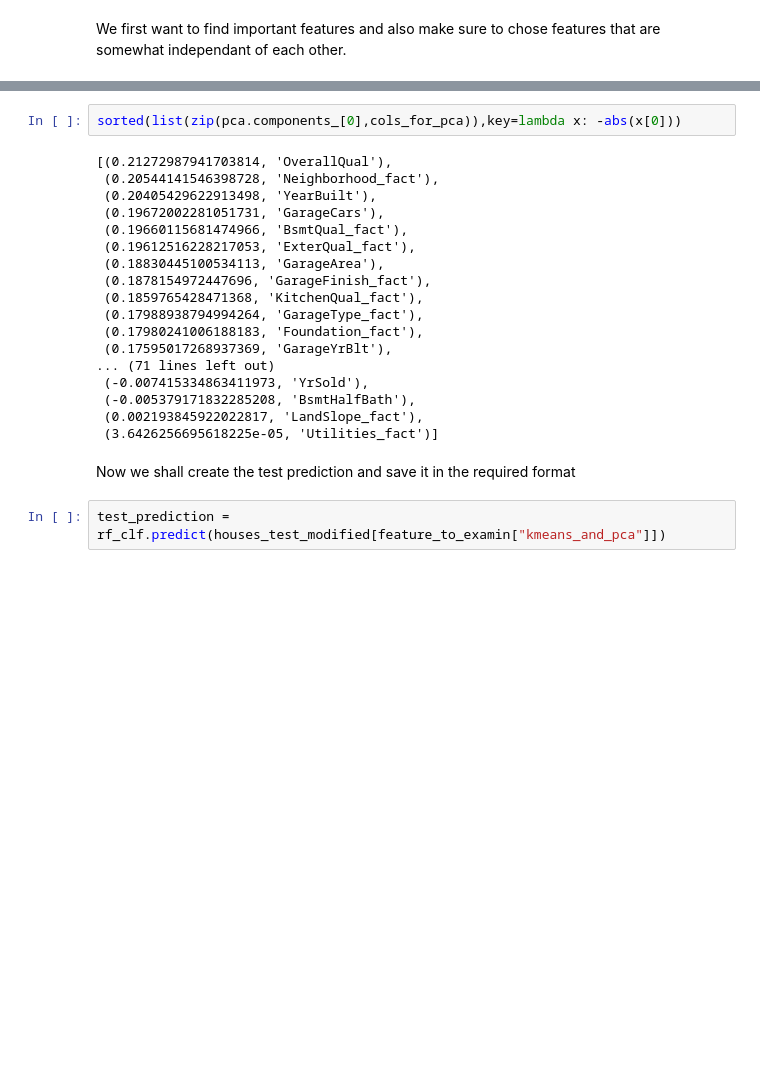
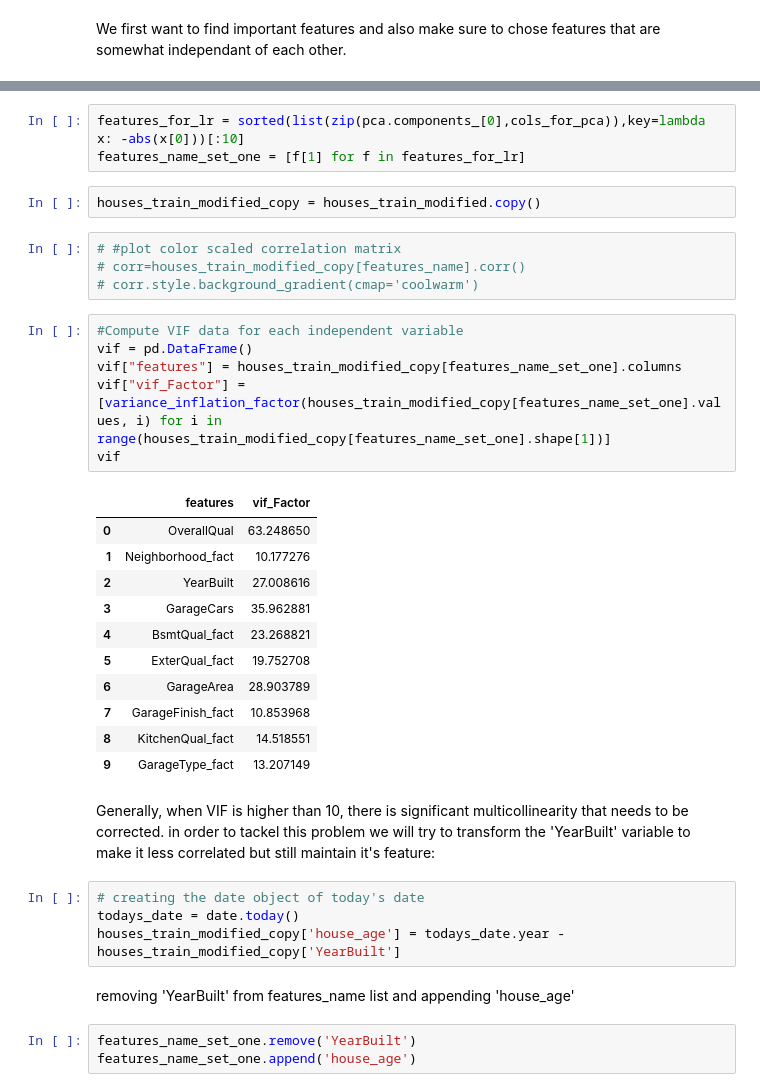
Before and after one commit to yoavshosh/Kaggle_house_price, a Jupyter notebook: EDA_and_Baseline_model.ipynb, the cells around one changed output, grey strips where cells are left out. Drawn from its saved outputs; the diff is of its cells as text; blank space fills up the shorter version.

```diff
--- a/EDA_and_Baseline_model.ipynb
+++ b/EDA_and_Baseline_model.ipynb
@@ -544,24 +561,39 @@ from sklearn.linear_model import LinearRegression, ElasticNet, Lasso, Ridge
 # %%
-sorted(list(zip(pca.components_[0],cols_for_pca)),key=lambda x: -abs(x[0]))
+features_for_lr = sorted(list(zip(pca.components_[0],cols_for_pca)),key=lambda x: -abs(x[0]))[:10]
+features_name_set_one = [f[1] for f in features_for_lr]
-# %% [output]
-[(0.21272987941703814, 'OverallQual'),
- (0.20544141546398728, 'Neighborhood_fact'),
- (0.20405429622913498, 'YearBuilt'),
- (0.19672002281051731, 'GarageCars'),
- (0.19660115681474966, 'BsmtQual_fact'),
- (0.19612516228217053, 'ExterQual_fact'),
- (0.18830445100534113, 'GarageArea'),
- (0.1878154972447696, 'GarageFinish_fact'),
- (0.1859765428471368, 'KitchenQual_fact'),
- (0.17988938794994264, 'GarageType_fact'),
- (0.17980241006188183, 'Foundation_fact'),
- (0.17595017268937369, 'GarageYrBlt'),
-... (71 lines left out)
- (-0.007415334863411973, 'YrSold'),
- (-0.005379171832285208, 'BsmtHalfBath'),
- (0.002193845922022817, 'LandSlope_fact'),
- (3.6426256695618225e-05, 'Utilities_fact')]
-# %% [markdown]
-Now we shall create the test prediction and save it in the required format
-# %%
-test_prediction = rf_clf.predict(houses_test_modified[feature_to_examin["kmeans_and_pca"]])
+# %%
+houses_train_modified_copy = houses_train_modified.copy()
+# %%
+# #plot color scaled correlation matrix
+# corr=houses_train_modified_copy[features_name].corr()
+# corr.style.background_gradient(cmap='coolwarm')
+# %%
+#Compute VIF data for each independent variable
+vif = pd.DataFrame()
+vif["features"] = houses_train_modified_copy[features_name_set_one].columns
+vif["vif_Factor"] = [variance_inflation_factor(houses_train_modified_copy[features_name_set_one].values, i) for i in range(houses_train_modified_copy[features_name_set_one].shape[1])]
+vif
+# %% [output]
+|  | features | vif_Factor |
+| 0 | OverallQual | 63.248650 |
+| 1 | Neighborhood_fact | 10.177276 |
+| 2 | YearBuilt | 27.008616 |
+| 3 | GarageCars | 35.962881 |
+| 4 | BsmtQual_fact | 23.268821 |
+| 5 | ExterQual_fact | 19.752708 |
+| 6 | GarageArea | 28.903789 |
+| 7 | GarageFinish_fact | 10.853968 |
+| 8 | KitchenQual_fact | 14.518551 |
+| 9 | GarageType_fact | 13.207149 |
+# %% [markdown]
+Generally, when VIF is higher than 10, there is significant multicollinearity that needs to be corrected.
+in order to tackel this problem we will try to transform the 'YearBuilt' variable to make it less correlated but still maintain it's feature:
+# %%
+# creating the date object of today's date
+todays_date = date.today()
+houses_train_modified_copy['house_age'] = todays_date.year - houses_train_modified_copy['YearBuilt']
+# %% [markdown]
+ removing 'YearBuilt' from features_name list and appending 'house_age'
+# %%
+features_name_set_one.remove('YearBuilt')
+features_name_set_one.append('house_age')
```
Also changed, not shown: parts of 20 cells of this notebook, 1 other file.
